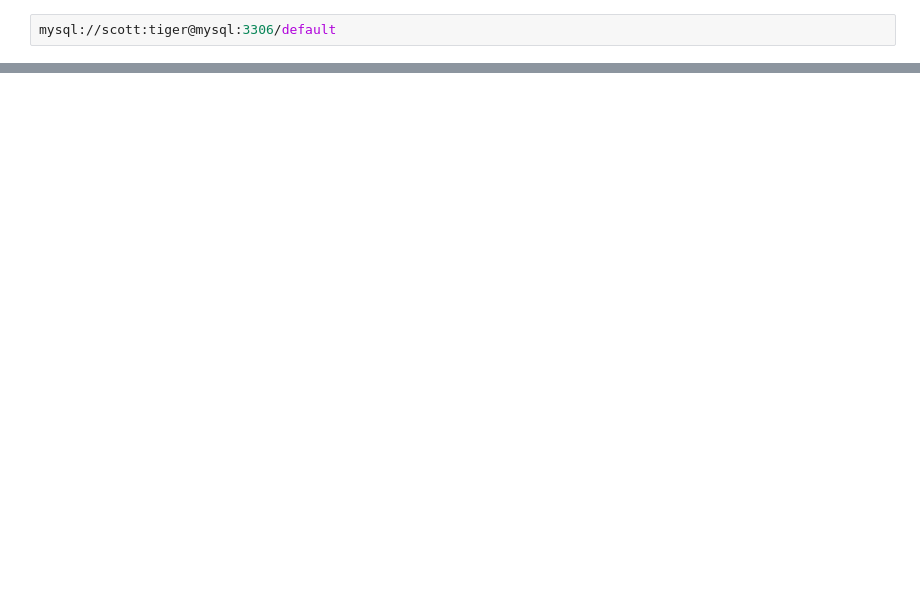
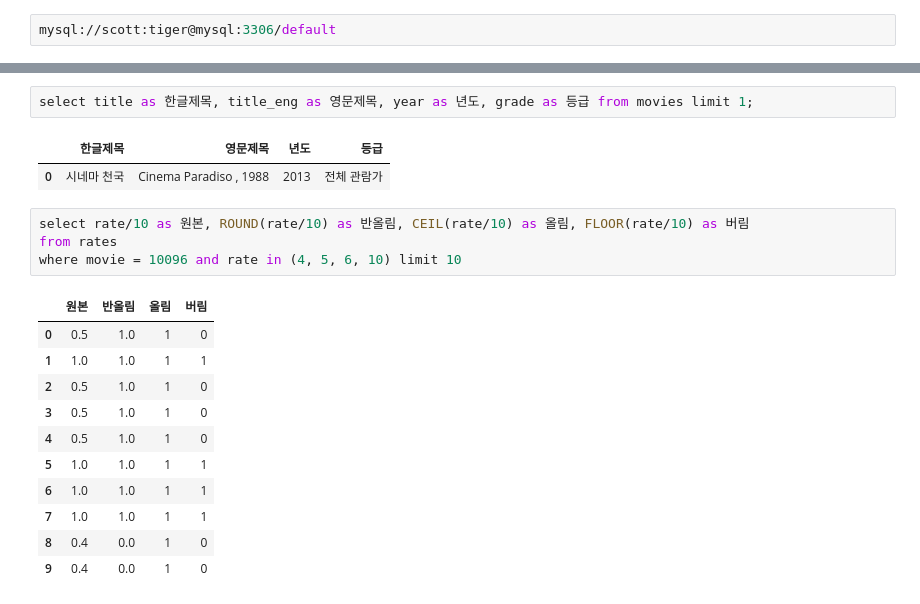
Before and after one commit to psyoblade/data-engineer-basic-training, a Jupyter notebook: notebooks/1_intro/example_mysql_kernel.ipynb, the cells around one changed output, grey strips where cells are left out. Saved outputs shown, nothing was run; the diff lists cells and outputs as text; blank space fills up the shorter version.

```diff
--- a/notebooks/1_intro/example_mysql_kernel.ipynb
+++ b/notebooks/1_intro/example_mysql_kernel.ipynb
@@ -180,0 +108,21 @@ desc rates;
+# %%
+select title as 한글제목, title_eng as 영문제목, year as 년도, grade as 등급 from movies limit 1;
+# %% [output]
+|  | 한글제목 | 영문제목 | 년도 | 등급 |
+| 0 | 시네마 천국 | Cinema Paradiso , 1988 | 2013 | 전체 관람가 |
+# %%
+select rate/10 as 원본, ROUND(rate/10) as 반올림, CEIL(rate/10) as 올림, FLOOR(rate/10) as 버림
+from rates
+where movie = 10096 and rate in (4, 5, 6, 10) limit 10
+# %% [output]
+|  | 원본 | 반올림 | 올림 | 버림 |
+| 0 | 0.5 | 1.0 | 1 | 0 |
+| 1 | 1.0 | 1.0 | 1 | 1 |
+| 2 | 0.5 | 1.0 | 1 | 0 |
+| 3 | 0.5 | 1.0 | 1 | 0 |
+| 4 | 0.5 | 1.0 | 1 | 0 |
+| 5 | 1.0 | 1.0 | 1 | 1 |
+| 6 | 1.0 | 1.0 | 1 | 1 |
+| 7 | 1.0 | 1.0 | 1 | 1 |
+| 8 | 0.4 | 0.0 | 1 | 0 |
+| 9 | 0.4 | 0.0 | 1 | 0 |
```
Also changed, not shown: parts of 90 cells of this notebook, 1 other file.
